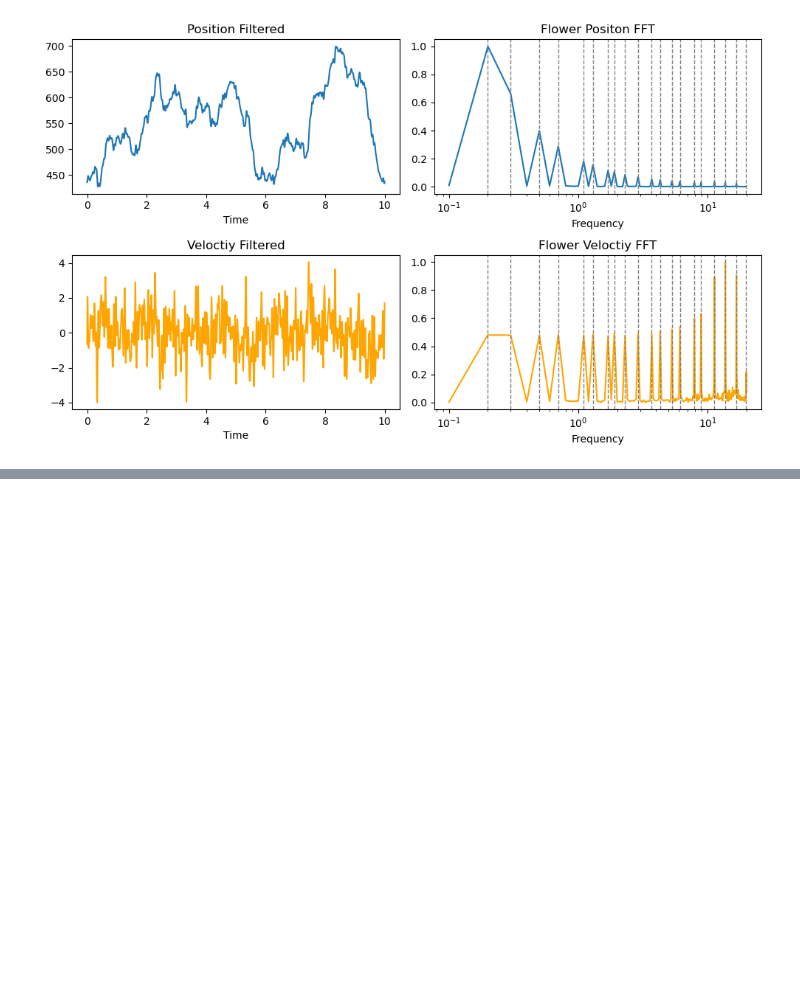
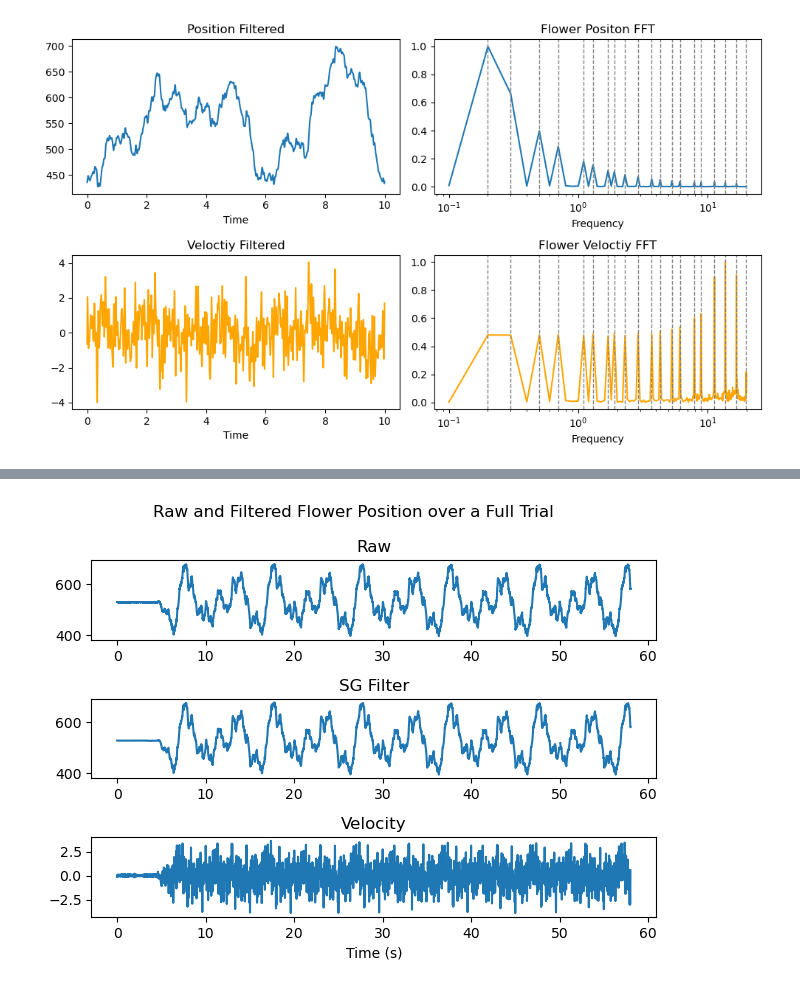
Before and after one commit to d05hna/FatMoths, a Jupyter notebook: stim.ipynb, the cells around one changed output, grey strips where cells are left out. Saved outputs shown, nothing was run; the diff lists cells and outputs as text; code cells hidden in the pictures; blank space fills up the shorter version.

```diff
--- a/stim.ipynb
+++ b/stim.ipynb
@@ -175,0 +153,19 @@ plt.show()
+# %%
+plt.figure()
+plt.subplot(311)
+plt.plot(time,full_x)
+plt.title("Raw")
+plt.subplot(312)
+plt.plot(time,full_x_filt)
+plt.title("SG Filter")
+plt.subplot(313)
+plt.plot(time,full_x_filt_velo)
+plt.title("Velocity")
+plt.xlabel("Time (s)")
+
+plt.suptitle("Raw and Filtered Flower Position over a Full Trial")
+plt.tight_layout()
+plt.savefig("example_full_Trial_stim.png",bbox_inches="tight")
+plt.show()
+# %% [output]
+[figure, added]
```
Also changed, not shown: parts of 14 cells of this notebook, 1 other file.
